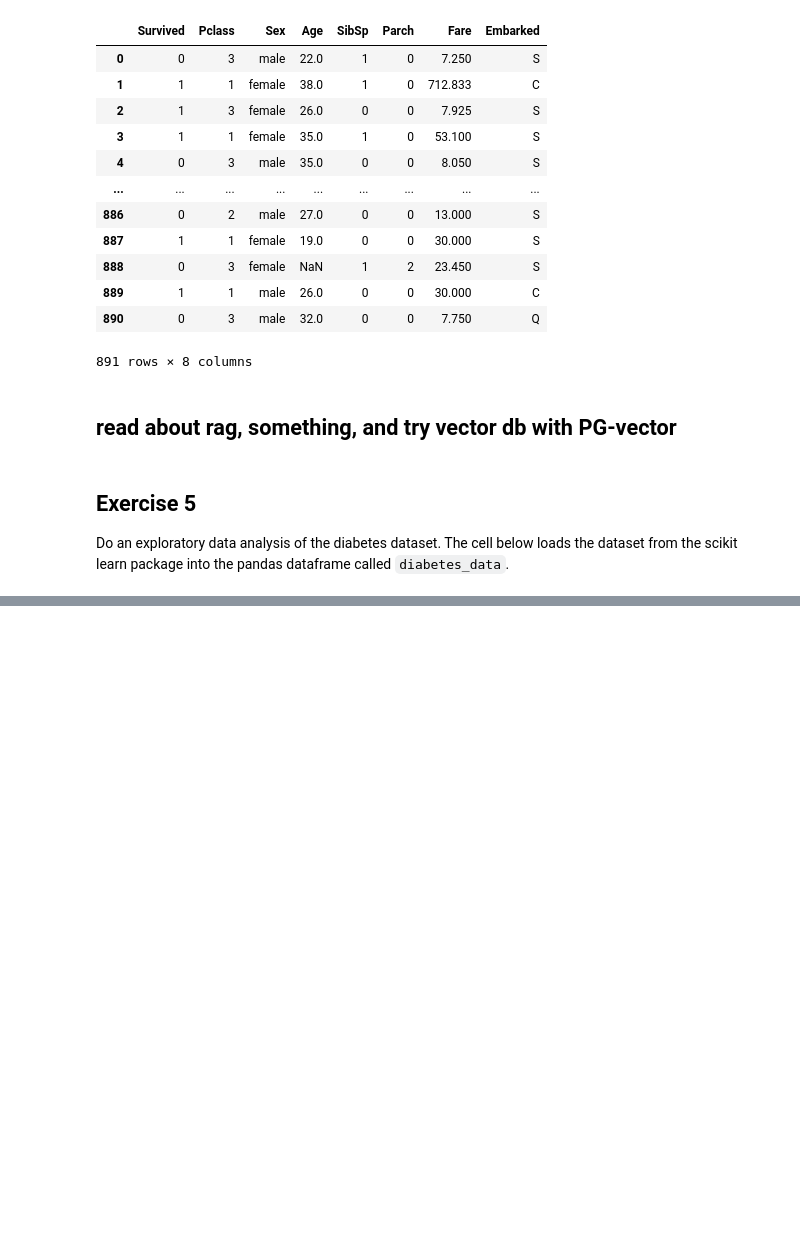
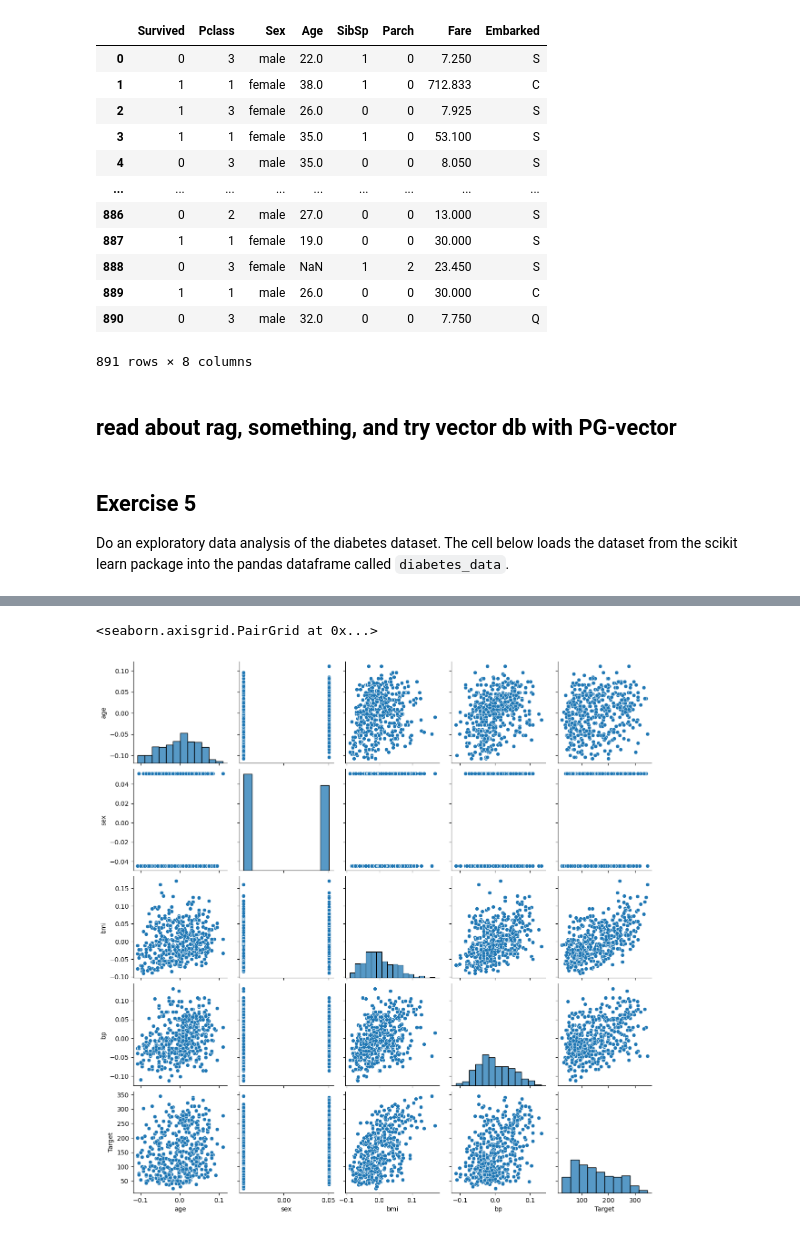
Before and after one commit to jeff0167/Data_And_Things, a Jupyter notebook: Exercises in DT and EDA.ipynb, the cells around one changed output, grey strips where cells are left out. Drawn from its saved outputs; the diff is of its cells as text; code cells hidden in the pictures; blank space fills up the shorter version.

```diff
--- a/Exercises in DT and EDA.ipynb
+++ b/Exercises in DT and EDA.ipynb
@@ -360,0 +424,5 @@ diabetes_data
+# %%
+sns.pairplot(data = diabetes_data.head(442), vars=["age", "sex", "bmi", "bp", "Target"])
+# %% [output]
+<seaborn.axisgrid.PairGrid at 0x...>
+[figure, added]
```
Also changed, not shown: parts of 10 cells of this notebook, 3 other files.
